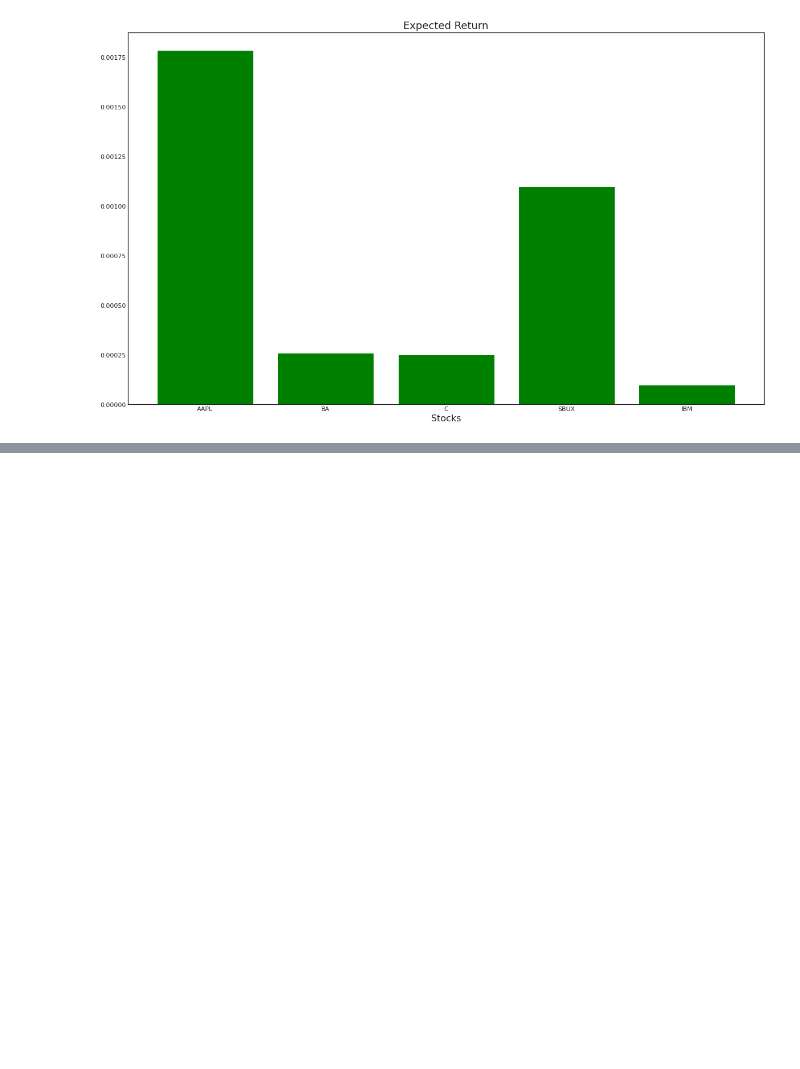
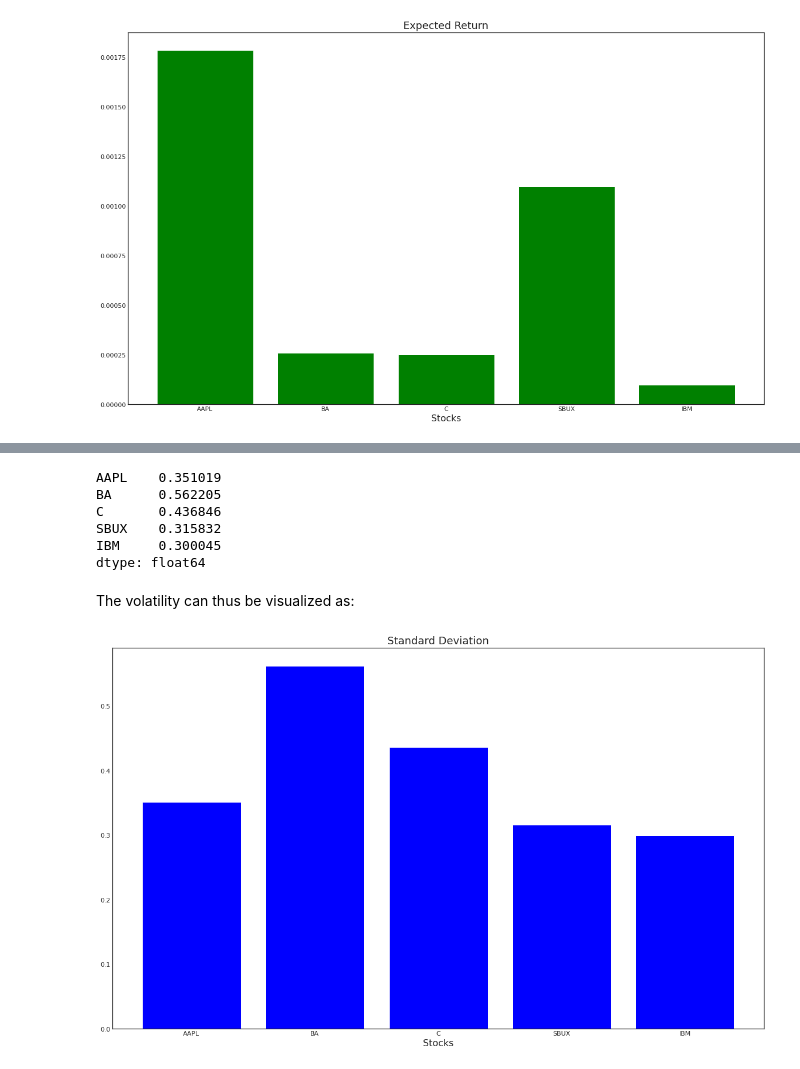
Before and after one commit to Y77CH/Stock-Trading-Analysis-Practice, a Jupyter notebook: Stock Analysis.ipynb, the cells around one changed output, grey strips where cells are left out. Saved outputs shown, nothing was run; the diff lists cells and outputs as text; code cells hidden in the pictures; blank space fills up the shorter version.

Commit message:
Volatility and Sharp Ratio calculated

```diff
--- a/Stock Analysis.ipynb
+++ b/Stock Analysis.ipynb
@@ -111,0 +129,20 @@ plt.show()
+# %%
+stocks_std = ts.pct_change().std().apply(lambda x: x*np.sqrt(252) )
+stocks_std
+# %% [output]
+AAPL    0.351019
+BA      0.562205
+C       0.436846
+SBUX    0.315832
+IBM     0.300045
+dtype: float64
+# %% [markdown]
+The volatility can thus be visualized as:
+# %%
+fig =plt.figure(figsize=(20,12))
+plt.bar(['AAPL', 'BA', 'C', 'SBUX', 'IBM'], stocks_std.values, color='blue')
+title_text_obj = plt.title("Standard Deviation", fontsize = 18)
+xlabel_obj = plt.xlabel('Stocks', fontsize = 16)
+plt.show()
+# %% [output]
+[figure, added]
```
Also changed, not shown: parts of 6 cells of this notebook.
